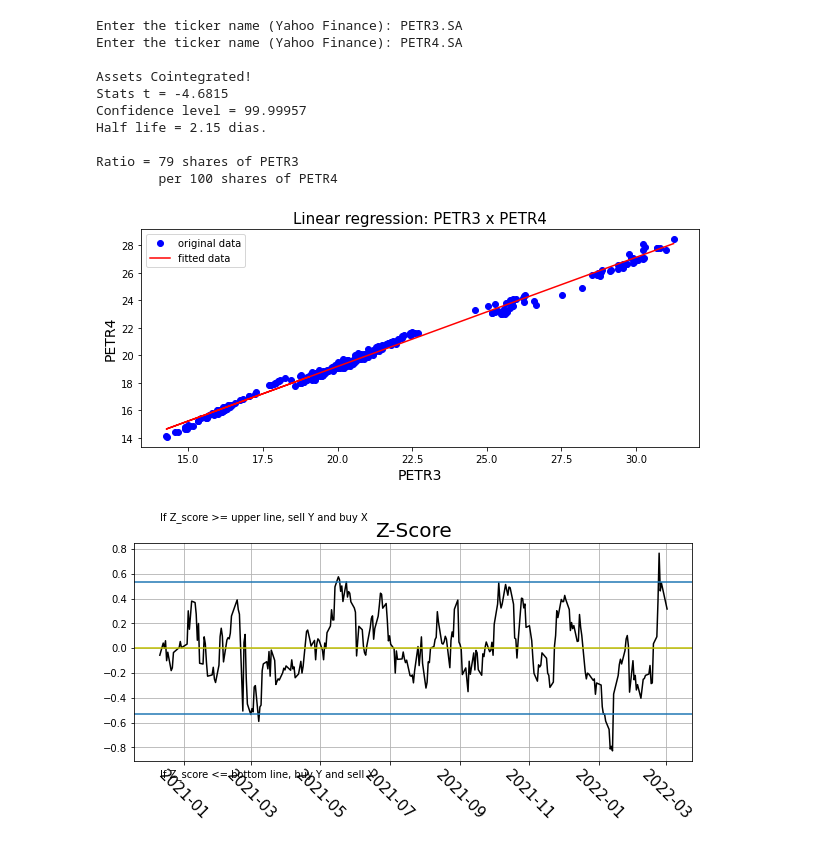
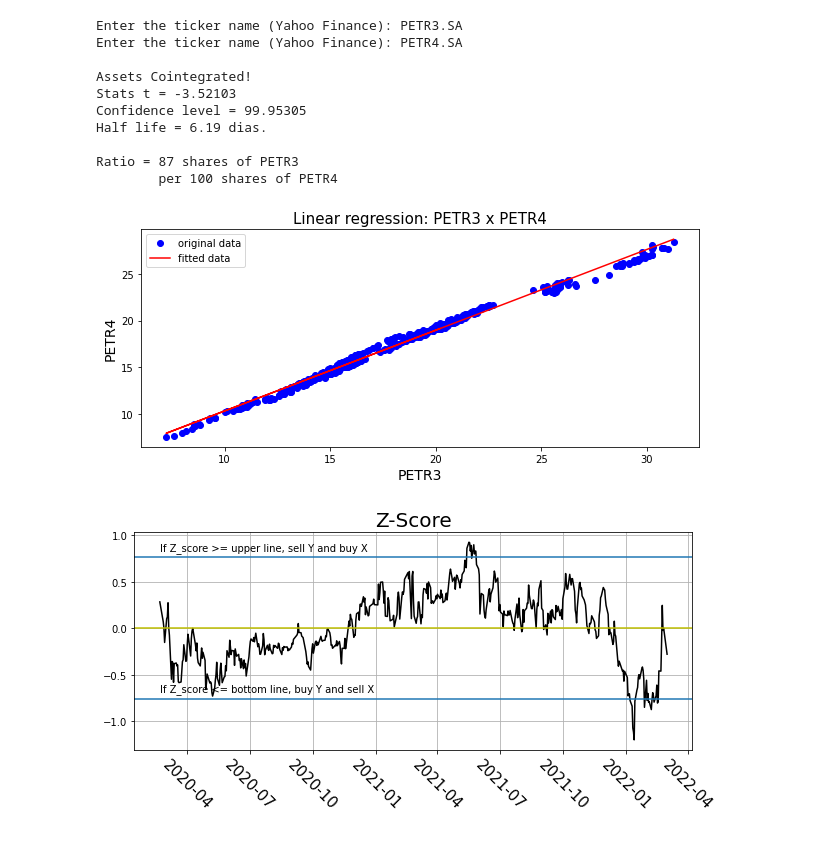
Before and after one commit to RafaelLopesPinheiro/Long_and_short, a Jupyter notebook: long_and_short.ipynb, the cells around one changed output. Drawn from its saved outputs; the diff is of its cells as text; code cells hidden in the pictures.

```diff
--- a/long_and_short.ipynb
+++ b/long_and_short.ipynb
@@ -18,7 +36,7 @@ def download_data(tickers, startDate, endDate, interval):
 
 def create_csv(data, file_name):
     data.to_csv(file_name)
-    # if datetime.now() > data.index[0]:
+
 
 def get_data(tickers, startDate, endDate, interval):
     file_name = f"{tickers[0]}_{tickers[1]}.csv"
@@ -53,7 +71,7 @@ def stats_t(slope, stderror, cut_off):  ## STATS_T NEED TO BE MORE THAN (- 3.44)
     if t <= cut_off:
         print('\nAssets Cointegrated!')
     else:
-        print('\nxAssets Not cointegrated!')
+        print('Assets Not cointegrated!')
     print(f'Stats t = {round(t,5)}')
     return t
 
@@ -66,8 +84,8 @@ def plot_zscore(z):
     plt.axhline(y=z.mean() - (z.std()*2))
     plt.xticks(rotation = -45, fontsize=15)
     plt.title('Z-Score', fontsize=20)
-    plt.text(z.index[0], (z.mean() + (z.std()*2)+0.5), 'If Z_score >= upper line, sell Y and buy X')
-    plt.text(z.index[0], (z.mean() - (z.std()*2)-0.5), 'If Z_score <= bottom line, buy Y and sell X')
+    plt.text(z.index[0], (z.mean() + (z.std()*2))*1.10, 'If Z_score >= upper line, sell Y and buy X')
+    plt.text(z.index[0], (z.mean() - (z.std()*2))*0.89, 'If Z_score <= bottom line, buy Y and sell X')
     plt.grid()
 
 
@@ -79,7 +97,6 @@ def half_life(z, reg_resid):
 
 def size_position(data, result):
     print(f'Ratio = {result*100:.0f} shares of', f'{data.columns[0]}', f'\n \tper 100 shares of {data.columns[1]}')
-    # print('\n multiply the ratio with the number of shares you want to trade')
 
 
 
@@ -90,11 +107,11 @@ def main ():
     tickers = [str(input('Enter the ticker name (Yahoo Finance): ')) for i in range(1,3)]
     df = get_data(tickers, start_date, end_date, interval)
     df.index = pd.to_datetime(df.index)
-    df.columns = [x.strip('.SA') for x in df.columns]  ## STRIP '.SA' FROM BRAZILIAN COMPANIES
+    df.columns = [x.strip('(.SA)') for x in df.columns]  ## STRIP '.SA' FROM BRAZILIAN COMPANIES
 
 
     ### MAKE THE COINTEGRATION WITH YOUR NUMBER OF DAYS ###
-    time_period = 300
+    time_period = 500
     X_independent = df.iloc[-time_period:,0]
     Y_dependent = df.iloc[-time_period:,1]
 
@@ -105,36 +122,36 @@ def main ():
 
 
     ## PLOT DATA AND REGRESSION ##
     plot_reglin(df[-time_period:], y_pred)
 
 
     z = z_score(residual)
     delta_res = delta_resid(z)
     result2 = stats.linregress(x = z[:-1], y = delta_res[1:])
 
     cut_off = -3.43
     stats_t(result2.slope, result2.stderr, cut_off)
     print('Confidence level =',(round(100 * (1 - result2.pvalue), 5)))
     half_life(z, result2)
     plot_zscore(z)
 
     size_position(df, result.slope)
 
 
 
 
 if __name__ == '__main__':
     main()
 # %% [output]
 Enter the ticker name (Yahoo Finance): PETR3.SA
 Enter the ticker name (Yahoo Finance): PETR4.SA
 
 Assets Cointegrated!
-Stats t = -4.6815
-Confidence level = 99.99957
-Half life = 2.15 dias.
+Stats t = -3.52103
+Confidence level = 99.95305
+Half life = 6.19 dias.
 
-Ratio = 79 shares of PETR3
+Ratio = 87 shares of PETR3
         per 100 shares of PETR4
-[figure, old version]
+[figure, new version]
-[figure, old version]
+[figure, new version]
```
Also changed, not shown: parts of 1 cell of this notebook.
